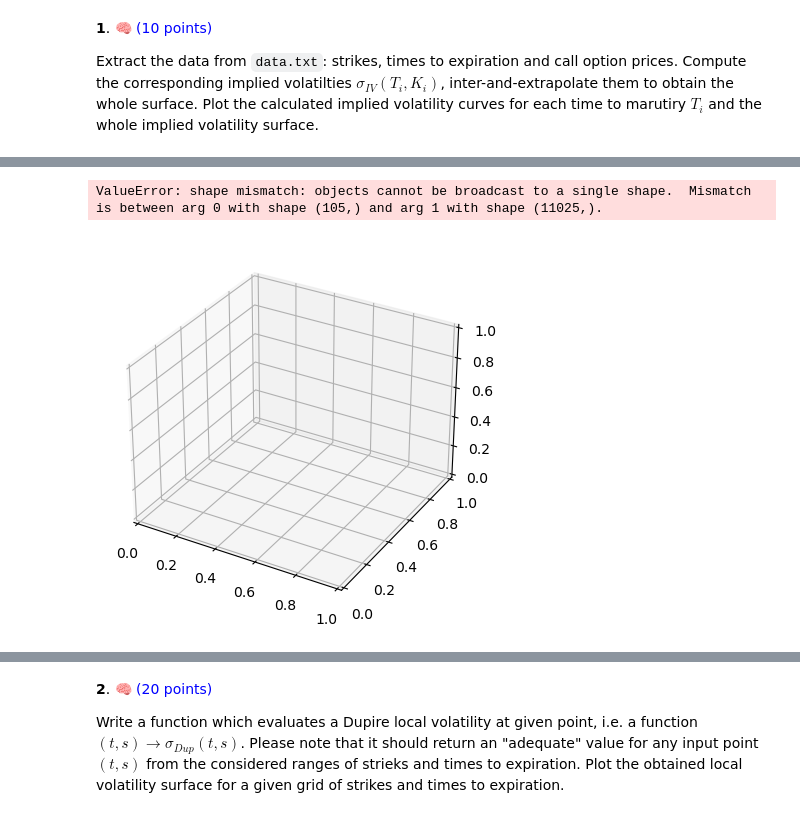
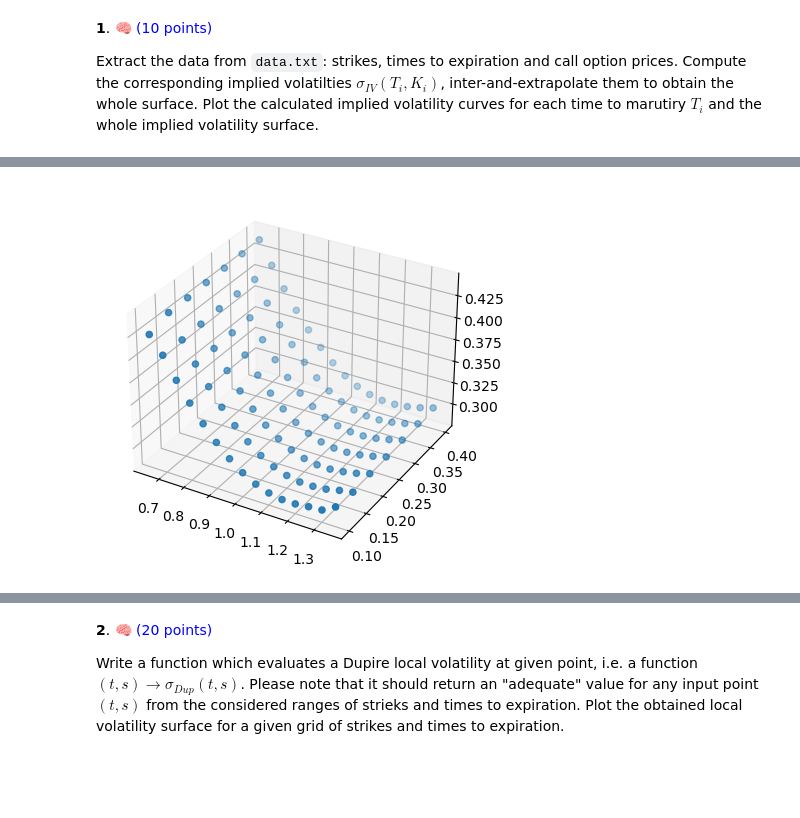
Before and after one commit to VsevolodZaostrovsky/-StochasticVolatilityModels, a Jupyter notebook: Homeworks/Lab 1.ipynb, the cells around one changed output, grey strips where cells are left out. Cells and saved outputs as stored; diff of their text form; code cells hidden in the pictures; blank space fills up the shorter version.

```diff
--- a/Homeworks/Lab 1.ipynb
+++ b/Homeworks/Lab 1.ipynb
@@ -177,29 +170,16 @@ ivs = iv.implied_volatility(
 # %%
 import matplotlib.pyplot as plt
 from mpl_toolkits.mplot3d import Axes3D
 import numpy as np
 
 fig = plt.figure()
-ax = fig.add_subplot(111, projection='3d')  # параметры контейнера для вывода графика
+ax = fig.add_subplot(111, projection='3d')
 
-# Подготовка данных
-X = df["expiration"]
-Y = 1 / df["strike"]
-X, Y = np.meshgrid(X, Y)    # расширение векторов X,Y в матрицы
-
-ivs = iv.implied_volatility(
-    df["call_price"],
-    np.exp(r * X) * s,
-    1/Y,
-    r,
-    X,
-    "c",
-    )
+X = df["strike"]
+Y = df["expiration"]
 Z = ivs["IV"]
 
-# Построение графика
-ax.plot_surface(X, Y, Z)    # метод для отрисовки графиков с параметрами по умолчанию
+ax.scatter(X, Y, Z)
 plt.show()
 # %% [output]
-ValueError: shape mismatch: objects cannot be broadcast to a single shape.  Mismatch is between arg 0 with shape (105,) and arg 1 with shape (11025,).
-[figure, old version]
+[figure, new version]
```
Also changed, not shown: parts of 16 cells of this notebook.
